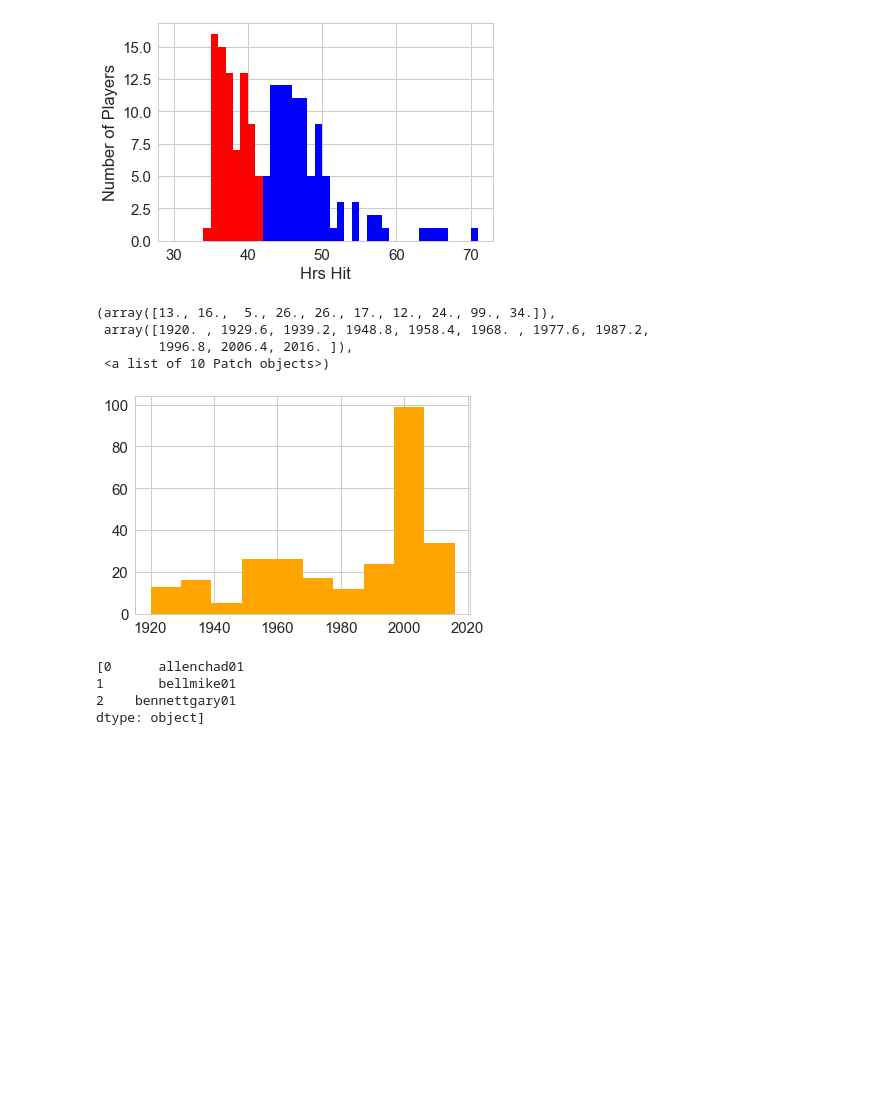
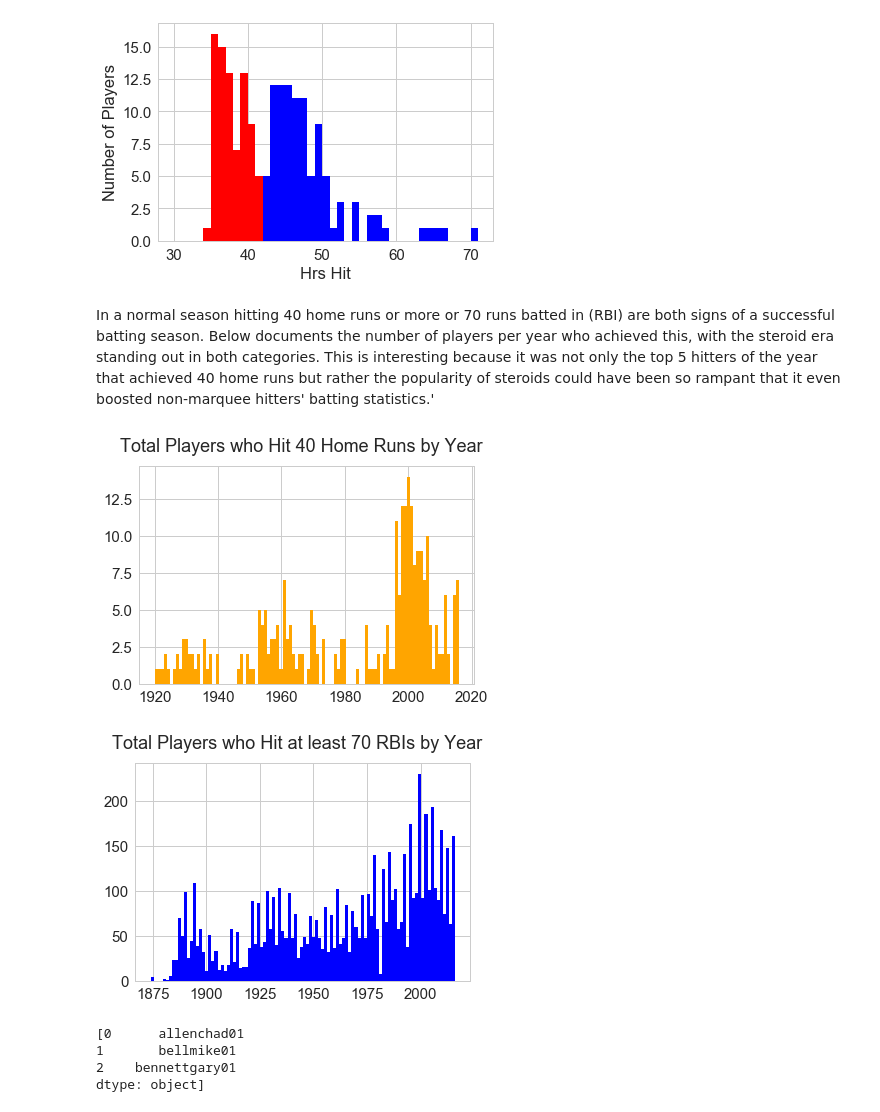
Before and after one commit to ezzanger/Capstone-Unit-1, a Jupyter notebook: capstone 2.ipynb, the cells around one changed output. Drawn from its saved outputs; the diff is of its cells as text; code cells hidden in the pictures; blank space fills up the shorter version.

Commit message:
final submission unit 1 capstone
final  submission
steroids/baseball experiment

```diff
--- a/capstone 2.ipynb
+++ b/capstone 2.ipynb
@@ -131,6 +138,3 @@ my_plot.set_ylabel("Home Runs", fontsize = (14))
 [figure]
 Text(0,0.5,'Home Runs')
 [figure]
-# %%
-Batting.index = pd.to_datetime(Batting.index)
-print (Batting.resample('D')['HR'].agg(['min', 'max']))
@@ -163,14 +166,19 @@ plt.show()
 # %%
 sluggers= Batting.loc[lambda Batting: Batting['HR'] > 40, :]
 rbis = Batting.loc[lambda Batting: Batting['RBI']> 70, :]
-# %%
-plt.hist(sluggers['yearID'].dropna(), bins='auto', color = 'orange')
-# %% [output]
-(array([13., 16.,  5., 26., 26., 17., 12., 24., 99., 34.]),
- array([1920. , 1929.6, 1939.2, 1948.8, 1958.4, 1968. , 1977.6, 1987.2,
-        1996.8, 2006.4, 2016. ]),
- <a list of 10 Patch objects>)
-[figure, removed]
+# %% [markdown]
+In a normal season hitting 40 home runs or more or 70 runs batted in (RBI) are both signs of a successful batting season. Below documents the number of players per year who achieved this, with the steroid era standing out in both categories. This is interesting because it was not only the top 5 hitters of the year that achieved 40 home runs but rather the popularity of steroids could have been so rampant that it even boosted non-marquee hitters' batting statistics.'
+# %%
+plt.hist(sluggers['yearID'].dropna(), bins=100, color = 'orange')
+plt.suptitle('Total Players who Hit 40 Home Runs by Year', fontsize=18)
+plt.show()
+plt.hist(rbis['yearID'].dropna(), bins=100, color = 'blue')
+plt.suptitle('Total Players who Hit at least 70 RBIs by Year', fontsize=18)
+plt.show()
+#change axis ticks..
+# %% [output]
+[figure, added]
+[figure, added]
 # %%
 Steriods['Player'] =Steriods['Player'].str.lower()
 name = Steriods['Player']
```
Also changed, not shown: parts of 9 cells of this notebook.
